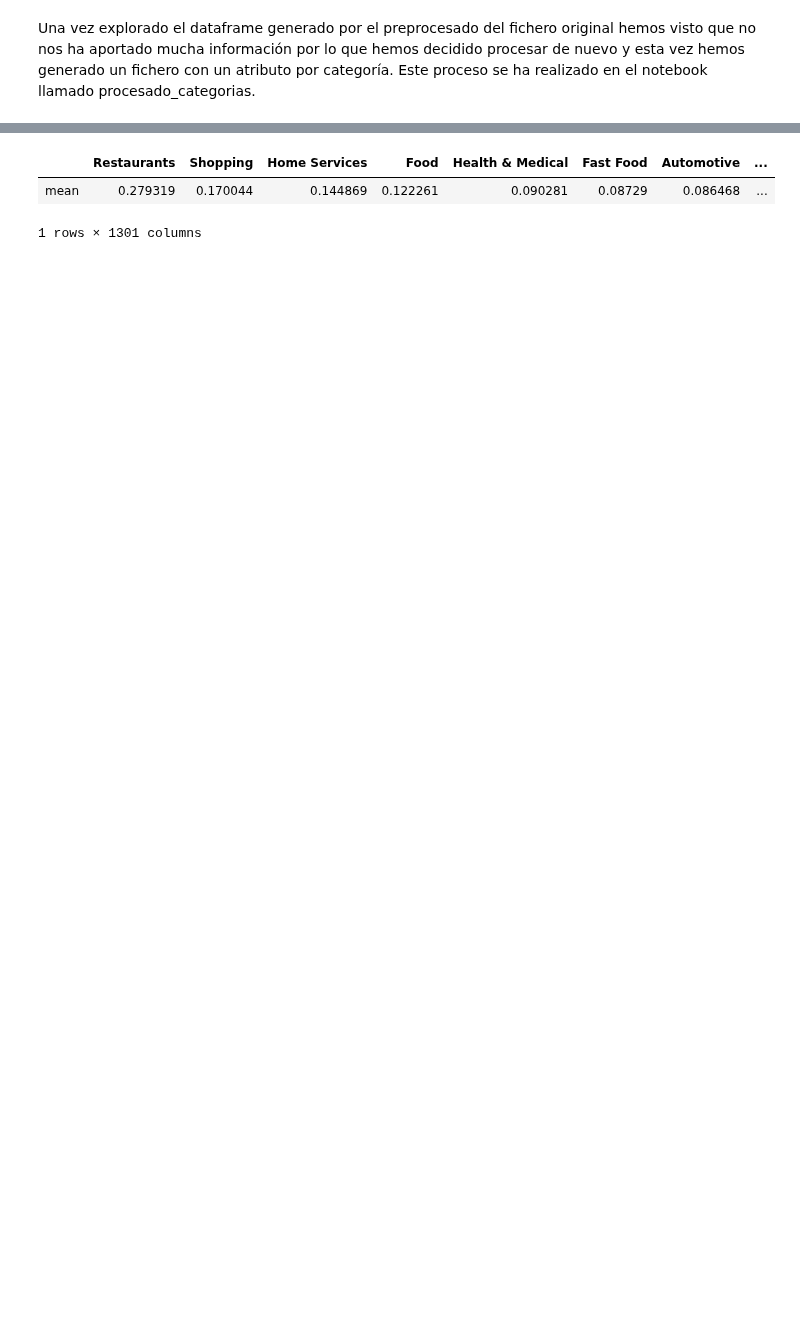
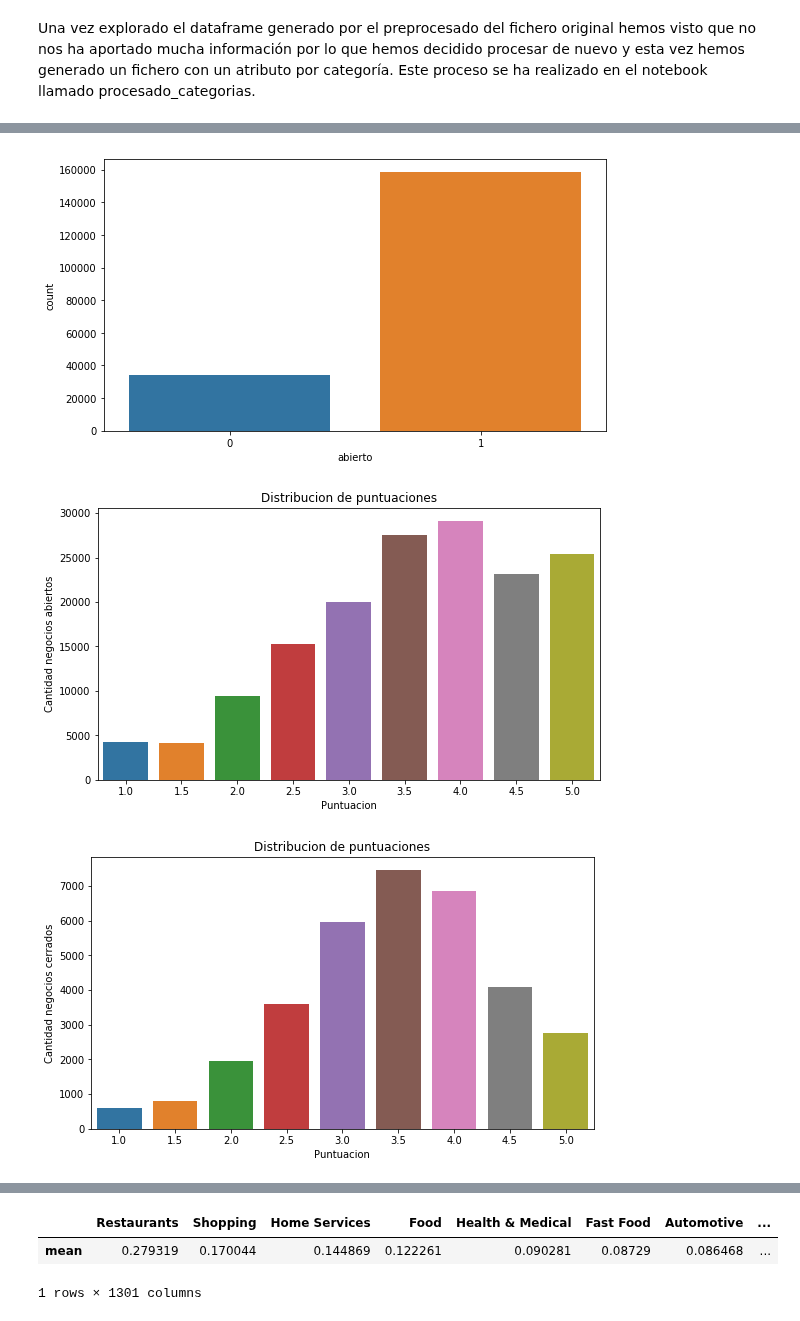
Before and after one commit to jcorrochanoj/DesafioFinalAD, a Jupyter notebook: Analisis_Negocios.ipynb, the cells around one changed output, grey strips where cells are left out. Saved outputs shown, nothing was run; the diff lists cells and outputs as text; code cells hidden in the pictures; blank space fills up the shorter version.

```diff
--- a/Analisis_Negocios.ipynb
+++ b/Analisis_Negocios.ipynb
@@ -112,3 +130,26 @@ df=df.drop(list(df.columns)[0],axis=1)
 grouped = df.groupby('abierto')
 abiertos=grouped.get_group(1)
 cerrados=grouped.get_group(0)
+# %%
+plt.figure(figsize=(9,5))
+sns.countplot (x="abierto", data=df)
+x = abiertos["puntuacion"].value_counts()
+y = cerrados["puntuacion"].value_counts()
+x = x.sort_index()
+y = y.sort_index()
+plt.figure(figsize=(9,5))
+ax=sns.barplot(x.index, x.values)
+plt.title ("Distribucion de puntuaciones")
+plt.ylabel("Cantidad negocios abiertos")
+plt.xlabel("Puntuacion")
+plt.show()
+plt.figure(figsize=(9,5))
+ay=sns.barplot(y.index, y.values)
+plt.title ("Distribucion de puntuaciones")
+plt.ylabel("Cantidad negocios cerrados")
+plt.xlabel("Puntuacion")
+plt.show()
+# %% [output]
+[figure, added]
+[figure, added]
+[figure, added]
```
Also changed, not shown: parts of 27 cells of this notebook.
